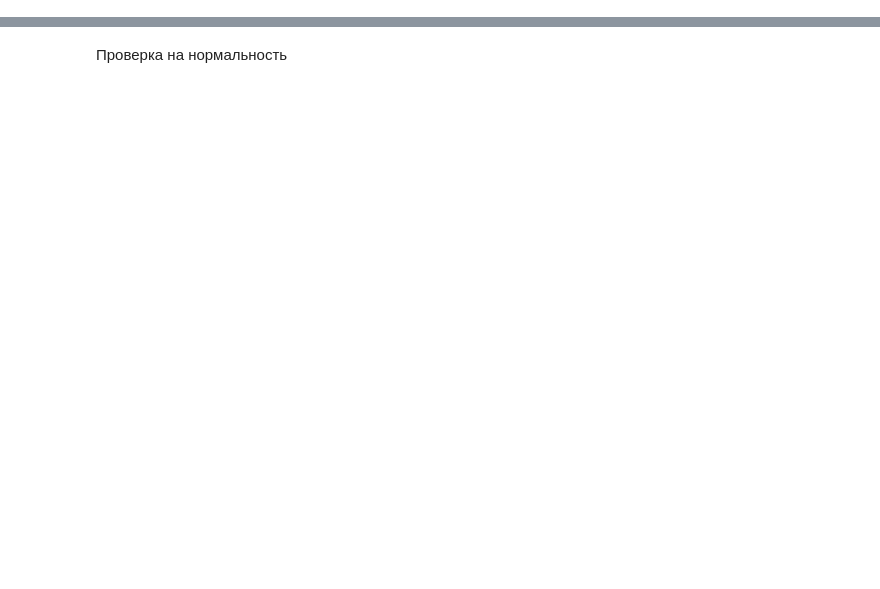
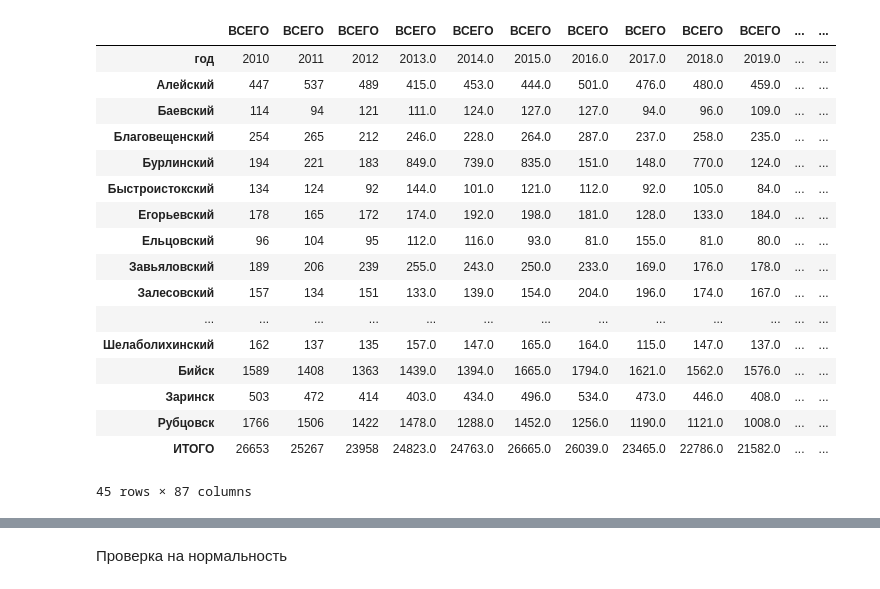
Before and after one commit to egorserdyuk/Diploma, a Jupyter notebook: analyze/parcing.ipynb, the cells around one changed output, grey strips where cells are left out. Drawn from its saved outputs; the diff is of its cells as text; code cells hidden in the pictures; blank space fills up the shorter version.

```diff
--- a/analyze/parcing.ipynb
+++ b/analyze/parcing.ipynb
@@ -1,8 +1,29 @@
 # %%
 import pandas as pd   # pip install pandas
 
 df_faces = pd.read_excel('../stats/Преступность/11/ЛИЦА.xls', sheet_name='ЛИЦА-1', index_col=0) #считываем excel файл
 #df_faces = df_faces.reset_index() #
 df_faces = df_faces.rename(columns=lambda x: x if not 'Unnamed' in str(x) else None)
 df_faces = df_faces.dropna()
 df_faces.columns = pd.Series(df_faces.columns).fillna(method='ffill', axis=0)
+
+df_faces
+# %% [output]
+|  | ВСЕГО | ВСЕГО | ВСЕГО | ВСЕГО | ВСЕГО | ВСЕГО | ВСЕГО | ВСЕГО | ВСЕГО | ВСЕГО | ... | ... |
+| год | 2010 | 2011 | 2012 | 2013.0 | 2014.0 | 2015.0 | 2016.0 | 2017.0 | 2018.0 | 2019.0 | ... | ... |
+| Алейский | 447 | 537 | 489 | 415.0 | 453.0 | 444.0 | 501.0 | 476.0 | 480.0 | 459.0 | ... | ... |
+| Баевский | 114 | 94 | 121 | 111.0 | 124.0 | 127.0 | 127.0 | 94.0 | 96.0 | 109.0 | ... | ... |
+| Благовещенский | 254 | 265 | 212 | 246.0 | 228.0 | 264.0 | 287.0 | 237.0 | 258.0 | 235.0 | ... | ... |
+| Бурлинский | 194 | 221 | 183 | 849.0 | 739.0 | 835.0 | 151.0 | 148.0 | 770.0 | 124.0 | ... | ... |
+| Быстроистокский | 134 | 124 | 92 | 144.0 | 101.0 | 121.0 | 112.0 | 92.0 | 105.0 | 84.0 | ... | ... |
+| Егорьевский | 178 | 165 | 172 | 174.0 | 192.0 | 198.0 | 181.0 | 128.0 | 133.0 | 184.0 | ... | ... |
+| Ельцовский | 96 | 104 | 95 | 112.0 | 116.0 | 93.0 | 81.0 | 155.0 | 81.0 | 80.0 | ... | ... |
+| Завьяловский | 189 | 206 | 239 | 255.0 | 243.0 | 250.0 | 233.0 | 169.0 | 176.0 | 178.0 | ... | ... |
+| Залесовский | 157 | 134 | 151 | 133.0 | 139.0 | 154.0 | 204.0 | 196.0 | 174.0 | 167.0 | ... | ... |
+| ... | ... | ... | ... | ... | ... | ... | ... | ... | ... | ... | ... | ... |
+| Шелаболихинский | 162 | 137 | 135 | 157.0 | 147.0 | 165.0 | 164.0 | 115.0 | 147.0 | 137.0 | ... | ... |
+| Бийск | 1589 | 1408 | 1363 | 1439.0 | 1394.0 | 1665.0 | 1794.0 | 1621.0 | 1562.0 | 1576.0 | ... | ... |
+| Заринск | 503 | 472 | 414 | 403.0 | 434.0 | 496.0 | 534.0 | 473.0 | 446.0 | 408.0 | ... | ... |
+| Рубцовск | 1766 | 1506 | 1422 | 1478.0 | 1288.0 | 1452.0 | 1256.0 | 1190.0 | 1121.0 | 1008.0 | ... | ... |
+| ИТОГО | 26653 | 25267 | 23958 | 24823.0 | 24763.0 | 26665.0 | 26039.0 | 23465.0 | 22786.0 | 21582.0 | ... | ... |
+45 rows × 87 columns
```
Also changed, not shown: parts of 23 cells of this notebook, 19 other files.
